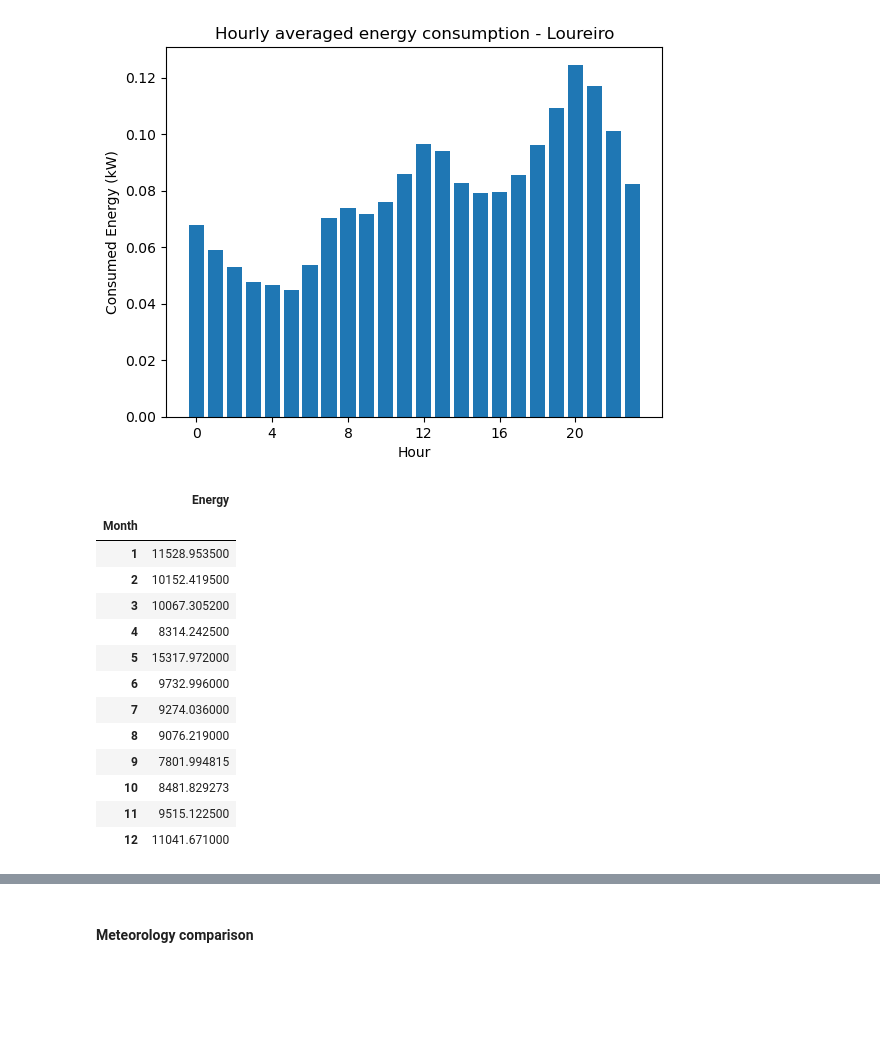
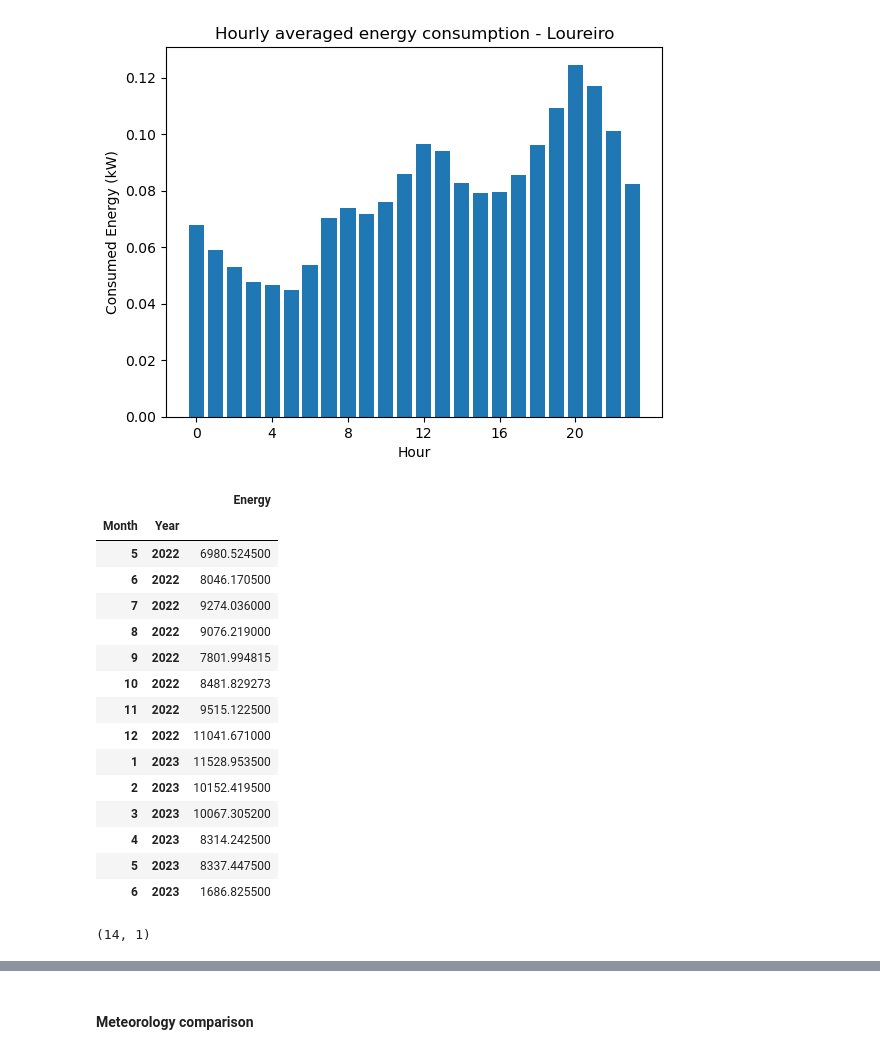
Before and after one commit to franciscomonteiro85/rec-energy-prediction-algorithm, a Jupyter notebook: notebooks/loureiro/Data_Visualization_Loureiro.ipynb, the cells around one changed output, grey strips where cells are left out. Saved outputs shown, nothing was run; the diff lists cells and outputs as text; code cells hidden in the pictures; blank space fills up the shorter version.

```diff
--- a/notebooks/loureiro/Data_Visualization_Loureiro.ipynb
+++ b/notebooks/loureiro/Data_Visualization_Loureiro.ipynb
@@ -106,7 +106,7 @@ dtype: bool
 # %%
 df_location['Time'] = pd.to_datetime(df_location['Time'])
 df_location['DayOfWeek'] = df_location['Time'].dt.dayofweek
-df_location['Weekend'] = df_location['Time'].dt.dayofweek.isin([5, 6]).astype(int)
+df_location['Year'] = df_location['Time'].dt.year
 df_location['Hour'] = df_location['Time'].dt.hour
 df_location['Month'] = df_location['Time'].dt.month
 df_location
@@ -182,21 +182,28 @@ plt.show()
 # %% [output]
 [figure]
 # %%
-df_monthly = df_location.groupby(['Month']).sum()
-df_monthly.drop(['DayOfWeek', 'Weekend', 'Hour'], inplace=True, axis=1)
+df_monthly = df_location.groupby(['Month', 'Year']).sum()
+df_monthly.drop(['DayOfWeek', 'Hour'], inplace=True, axis=1)
+df_monthly = df_monthly.sort_values(by=['Year', 'Month'])
 df_monthly
 # %% [output]
-|  | Energy |
-| Month |  |
-| 1 | 11528.953500 |
-| 2 | 10152.419500 |
-| 3 | 10067.305200 |
-| 4 | 8314.242500 |
-| 5 | 15317.972000 |
-| 6 | 9732.996000 |
-| 7 | 9274.036000 |
-| 8 | 9076.219000 |
-| 9 | 7801.994815 |
-| 10 | 8481.829273 |
-| 11 | 9515.122500 |
-| 12 | 11041.671000 |
+|  |  | Energy |
+| Month | Year |  |
+| 5 | 2022 | 6980.524500 |
+| 6 | 2022 | 8046.170500 |
+| 7 | 2022 | 9274.036000 |
+| 8 | 2022 | 9076.219000 |
+| 9 | 2022 | 7801.994815 |
+| 10 | 2022 | 8481.829273 |
+| 11 | 2022 | 9515.122500 |
+| 12 | 2022 | 11041.671000 |
+| 1 | 2023 | 11528.953500 |
+| 2 | 2023 | 10152.419500 |
+| 3 | 2023 | 10067.305200 |
+| 4 | 2023 | 8314.242500 |
+| 5 | 2023 | 8337.447500 |
+| 6 | 2023 | 1686.825500 |
+# %%
+df_monthly.shape
+# %% [output]
+(14, 1)
```
Also changed, not shown: parts of 8 cells of this notebook, 40 other files.
